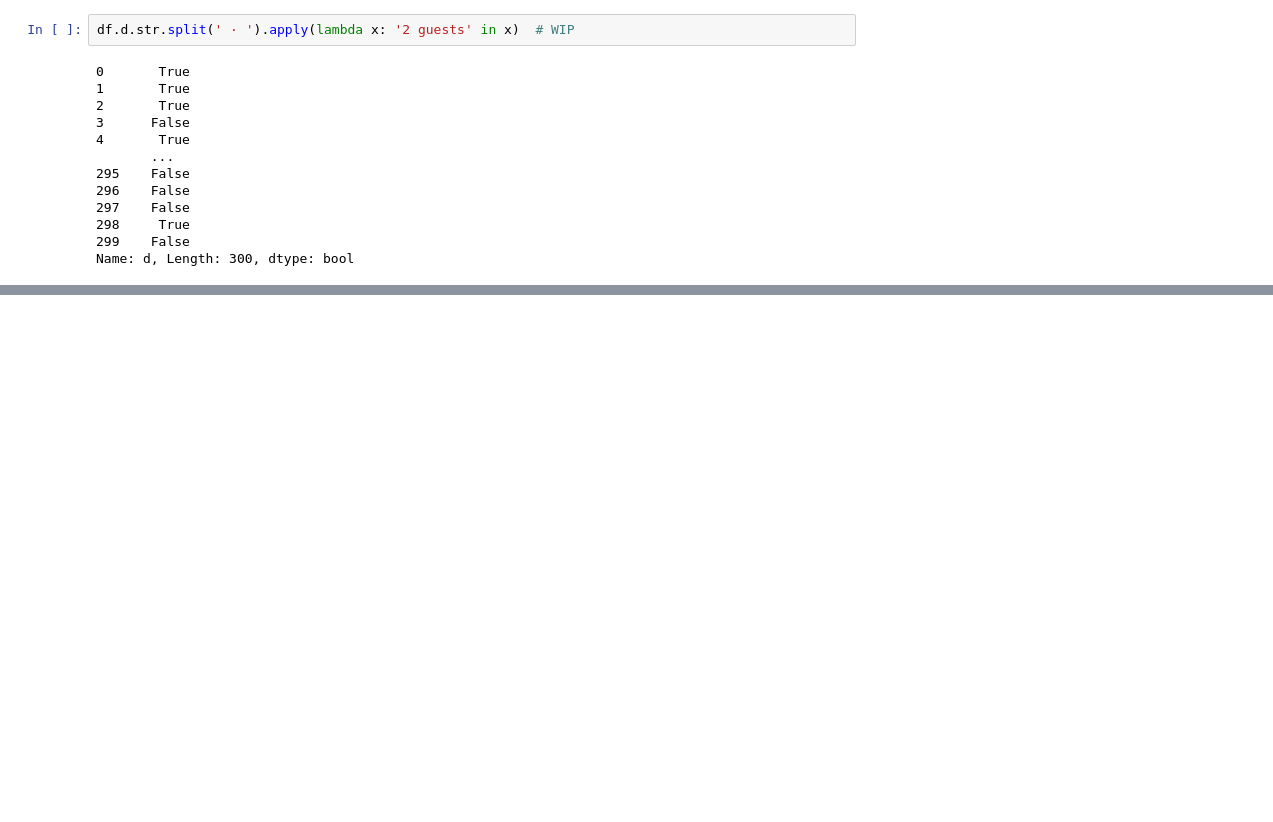
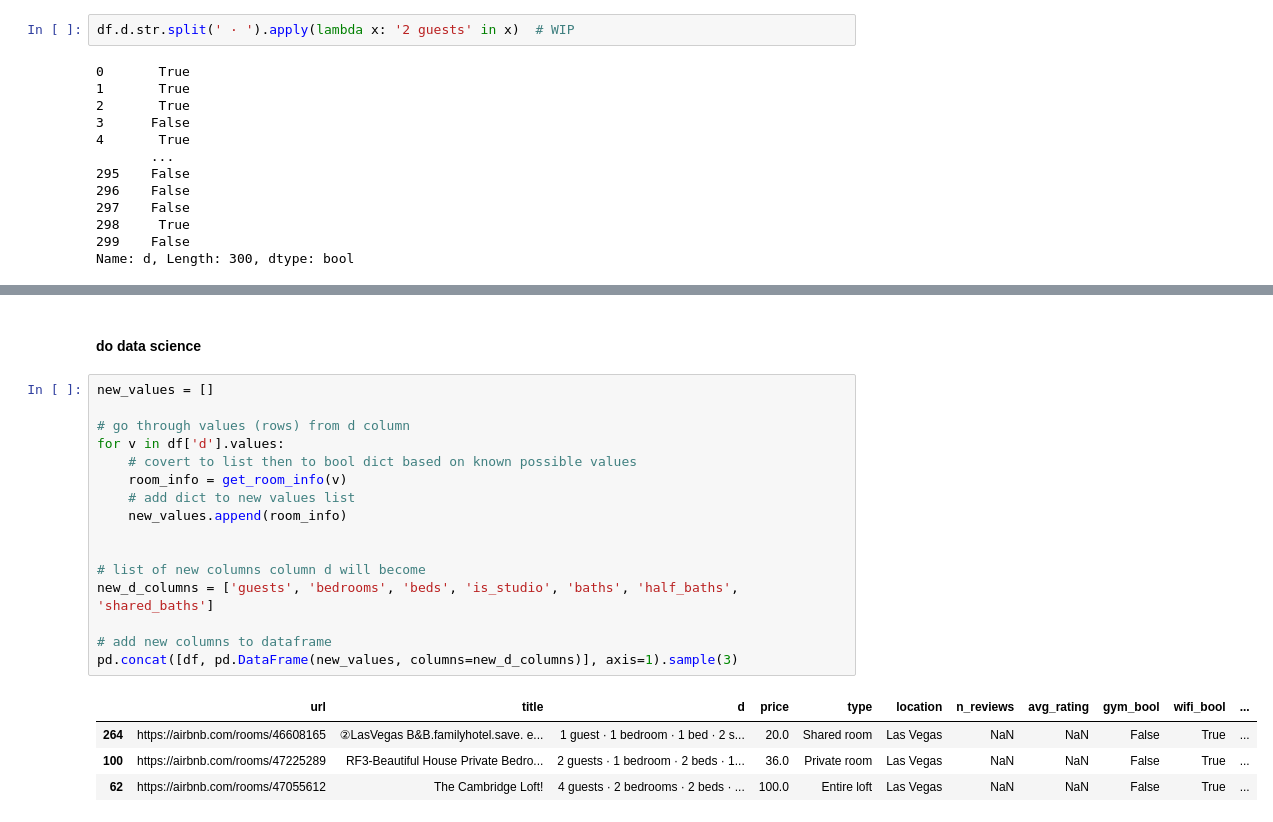
Before and after one commit to gumdropsteve/intro_to_python, a Jupyter notebook: day_08/01_expanding_data_with_pandas.ipynb, the cells around one changed output, grey strips where cells are left out. Saved outputs shown, nothing was run; the diff lists cells and outputs as text; blank space fills up the shorter version.

```diff
--- a/day_08/01_expanding_data_with_pandas.ipynb
+++ b/day_08/01_expanding_data_with_pandas.ipynb
@@ -737,0 +855,23 @@ Name: d, Length: 300, dtype: bool
+# %% [markdown]
+#### do data science
+# %%
+new_values = []
+
+# go through values (rows) from d column
+for v in df['d'].values:
+    # covert to list then to bool dict based on known possible values
+    room_info = get_room_info(v)
+    # add dict to new values list
+    new_values.append(room_info)
+
+
+# list of new columns column d will become
+new_d_columns = ['guests', 'bedrooms', 'beds', 'is_studio', 'baths', 'half_baths', 'shared_baths']
+
+# add new columns to dataframe
+pd.concat([df, pd.DataFrame(new_values, columns=new_d_columns)], axis=1).sample(3)
+# %% [output]
+|  | url | title | d | price | type | location | n_reviews | avg_rating | gym_bool | wifi_bool | ... |
+| 264 | https://airbnb.com/rooms/46608165 | ②LasVegas B&B.familyhotel.save. e... | 1 guest · 1 bedroom · 1 bed · 2 s... | 20.0 | Shared room | Las Vegas | NaN | NaN | False | True | ... |
+| 100 | https://airbnb.com/rooms/47225289 | RF3-Beautiful House Private Bedro... | 2 guests · 1 bedroom · 2 beds · 1... | 36.0 | Private room | Las Vegas | NaN | NaN | False | True | ... |
+| 62 | https://airbnb.com/rooms/47055612 | The Cambridge Loft! | 4 guests · 2 bedrooms · 2 beds · ... | 100.0 | Entire loft | Las Vegas | NaN | NaN | False | True | ... |
```
Also changed, not shown: parts of 18 cells of this notebook.
